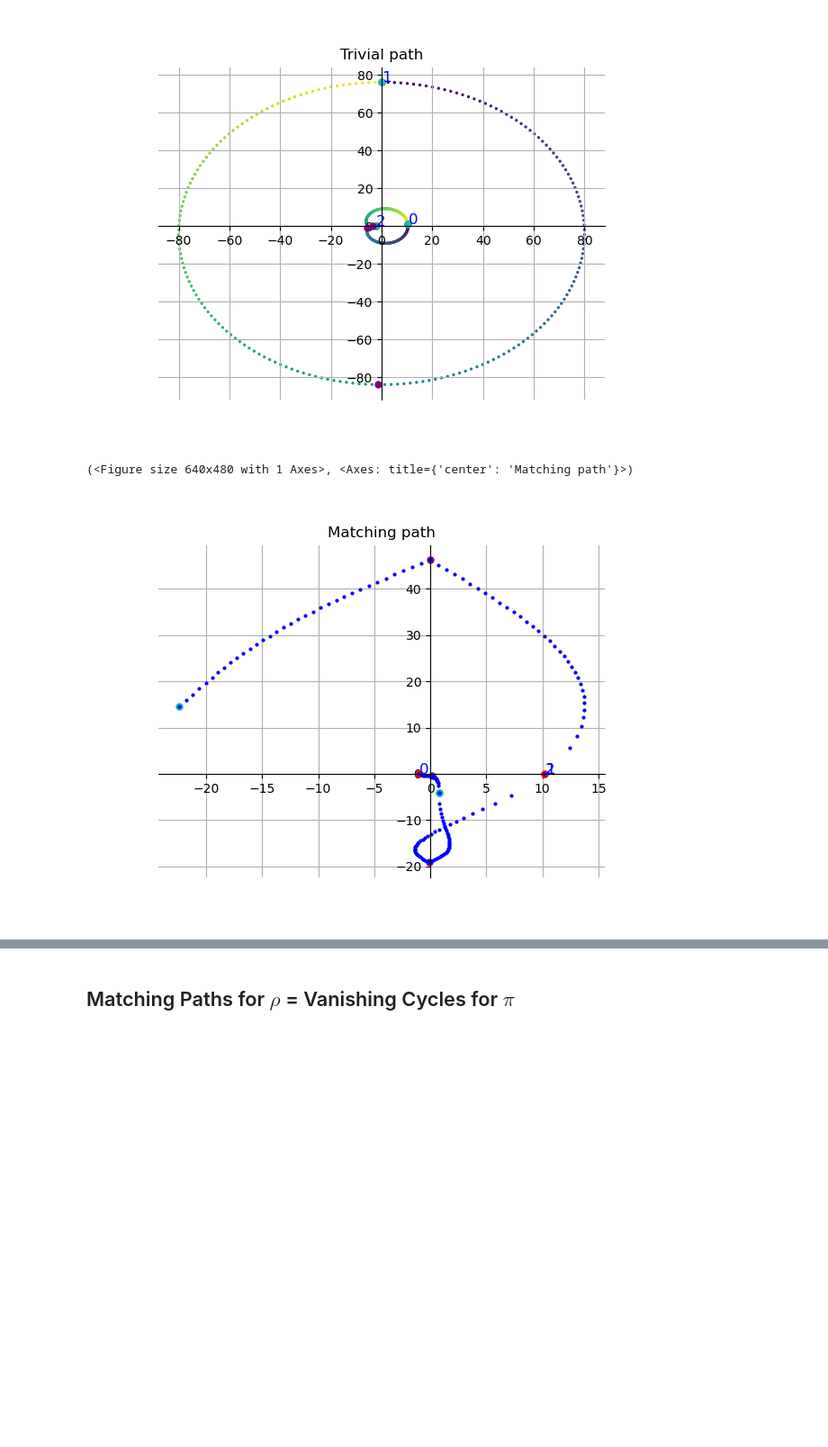
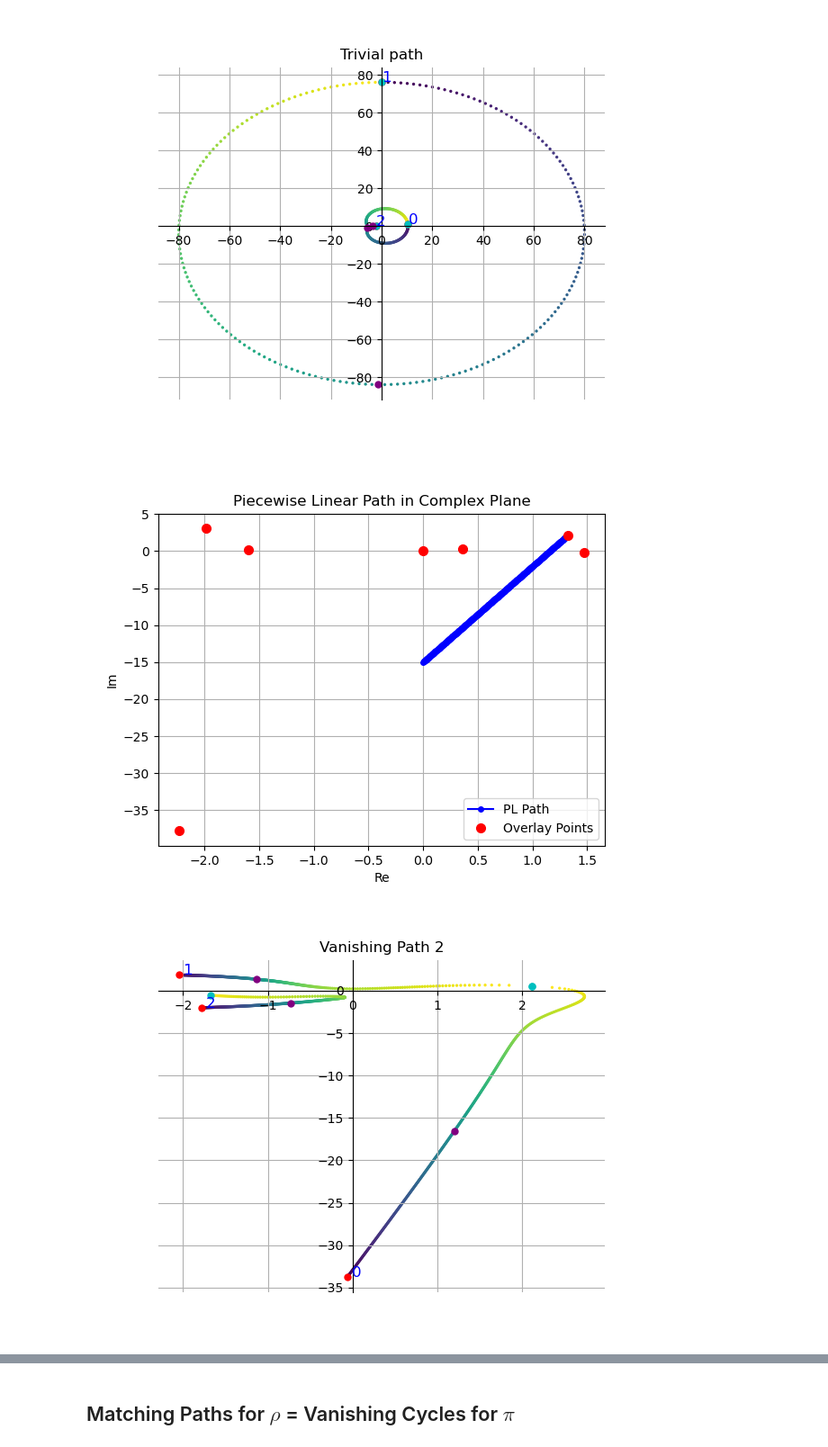
Before and after one commit to ViveLeFrance/AffineHandlebodies, a Jupyter notebook: p6.ipynb, the cells around one changed output, grey strips where cells are left out. Shown at 90% size. Drawn from its saved outputs; the diff is of its cells as text; code cells hidden in the pictures; blank space fills up the shorter version.

```diff
--- a/p6.ipynb
+++ b/p6.ipynb
@@ -250,8 +250,11 @@ plt.show()
 # %% [output]
 [figure]
 [figure]
-# %%
-trace_preimage(rho_0, matching_path, origin_fibre_rho, title='Matching path')
-# %% [output]
-(<Figure size 640x480 with 1 Axes>, <Axes: title={'center': 'Matching path'}>)
-[figure, removed]
+# %%
+vanishing_path_2 = pl_path([origin_fibre_rho,crit_values_rho[2]], steps=400)
+plot_pl_path(vanishing_path_2, spec_points=crit_values_rho+[complex(0)])
+fig, ax = trace_preimage(rho_0, vanishing_path_2, origin_fibre_rho, title='Vanishing Path 2')
+plt.show()
+# %% [output]
+[figure, added]
+[figure, added]
```
Also changed, not shown: parts of 3 cells of this notebook, 6 other files.
